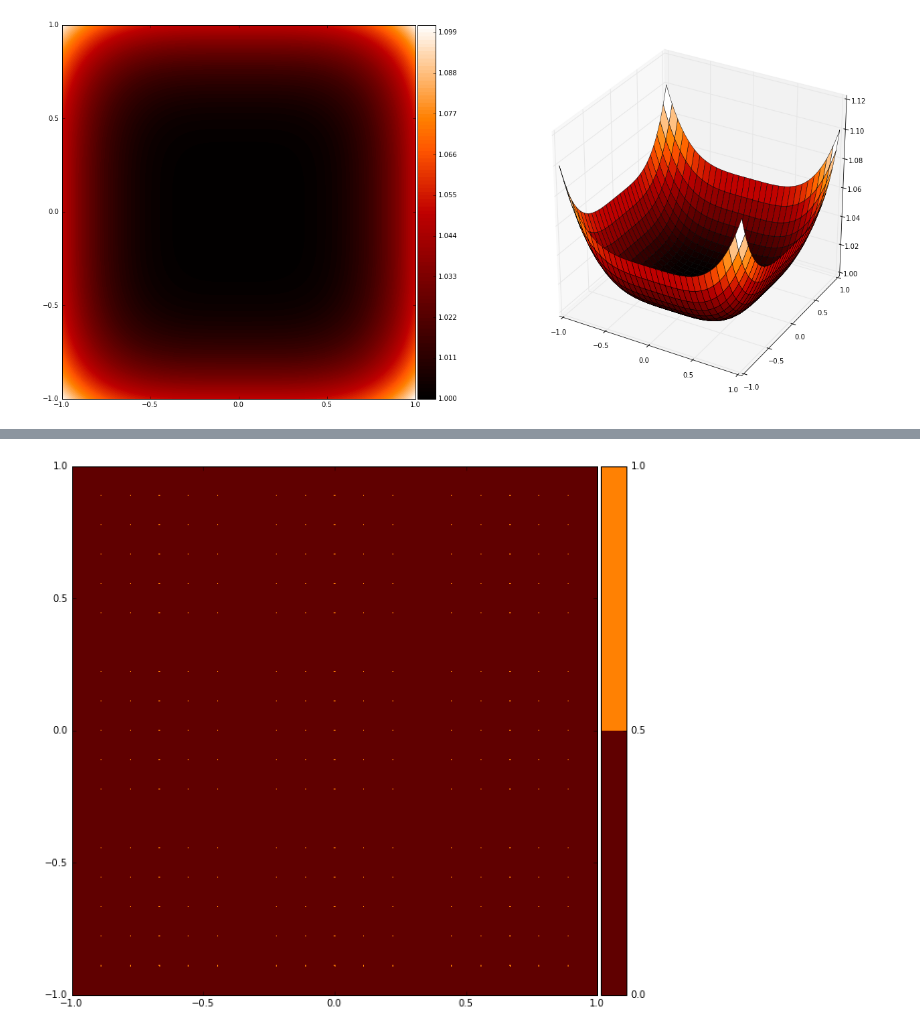
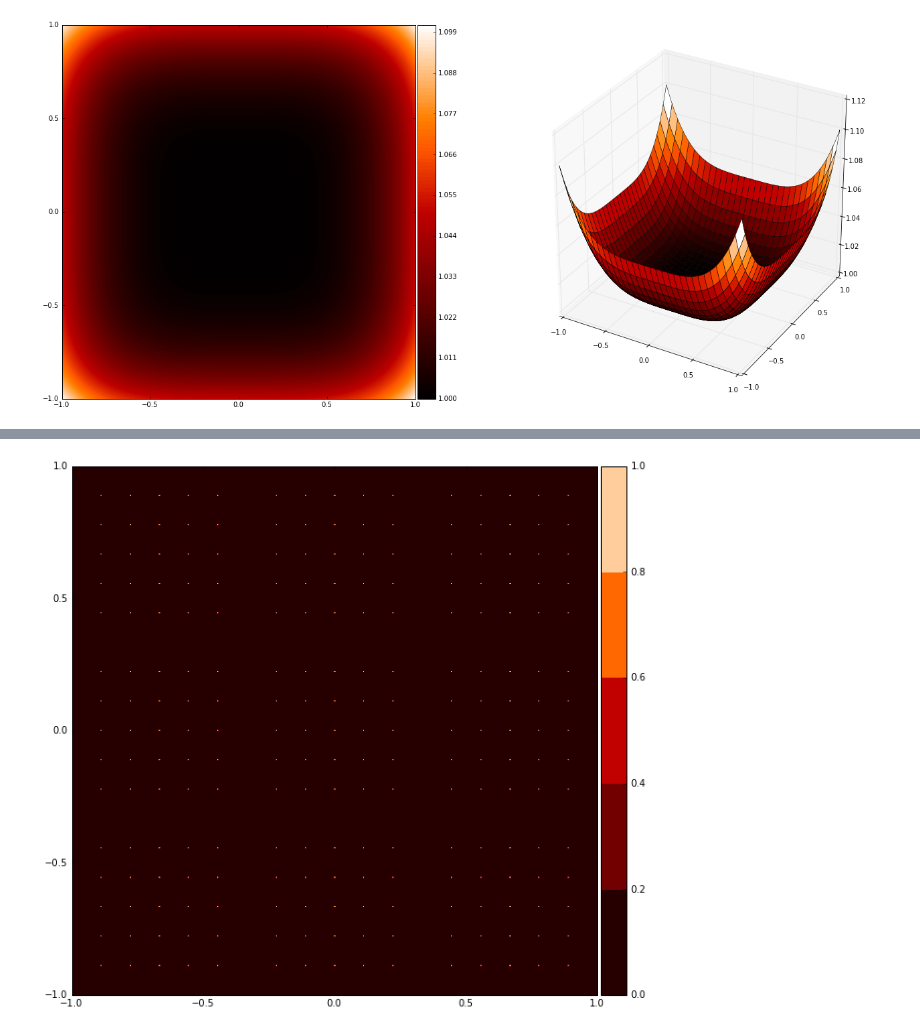
Before and after one commit to lsst-dm/calibration-scripts, a Jupyter notebook: cbp_spots_2D.ipynb, the cells around one changed output, grey strips where cells are left out. Cells and saved outputs as stored; diff of their text form; code cells hidden in the pictures.

```diff
--- a/cbp_spots_2D.ipynb
+++ b/cbp_spots_2D.ipynb
@@ -217,24 +251,28 @@ ContourAndSurfacePlot(Fb, downsample_factor=10, linewidth=0.01, saveas=savePath+
 # %%
 from scipy import interpolate
 # %%
+PLOT = True
 nSampleperCCD = 5 # linear spec, is mirrored in y
-sample_points_1D = np.linspace(0,N_PIX_PER_CCD,nSampleperCCD+1, endpoint=False)
-sample_points_1D = np.round(sample_points_1D[1:],0).astype(np.int)
+sample_points_1D_chip = np.linspace(0,N_PIX_PER_CCD,nSampleperCCD+1, endpoint=False)
+sample_points_1D_chip = np.round(sample_points_1D_chip[1:],0).astype(np.int)
+sample_points_1D = []
 
-sample_points_2D = Make2DIndexFrom1DCoords(sample_points_1D)
+sample_points_2D = Make2DIndexFrom1DCoords(sample_points_1D_chip)
 
 samples_chip = np.zeros((N_PIX_PER_CCD,N_PIX_PER_CCD), dtype=np.bool)
 samples_chip[sample_points_2D] = True
 
 samples = np.zeros((N_PIX_PER_CCD*N_CCDS_PER_SIDE,N_PIX_PER_CCD*N_CCDS_PER_SIDE), dtype=np.bool)
+# samples_display_only = np.copy(samples)
 for i in range(N_CCDS_PER_SIDE):
+    sample_points_1D.extend([(_ + i*N_PIX_PER_CCD) for _ in sample_points_1D_chip])
     for j in range(N_CCDS_PER_SIDE):
         # Tile the chips onto the raft
         samples[i*N_PIX_PER_CCD:(i+1)*N_PIX_PER_CCD, j*N_PIX_PER_CCD:(j+1)*N_PIX_PER_CCD] = samples_chip
 
 assert np.sum(samples) == nSampleperCCD**2 * (N_CCDS_PER_SIDE**2)
-del sample_points_1D, samples_chip # prevent misuse
+del samples_chip # prevent misuse
 # %%
-ContourPlot(samples, n_contours=1)
+ContourPlot(samples, n_contours=5)
 # %% [output]
-[figure, old version]
+[figure, new version]
```
Also changed, not shown: parts of 16 cells of this notebook, 1 other file.
